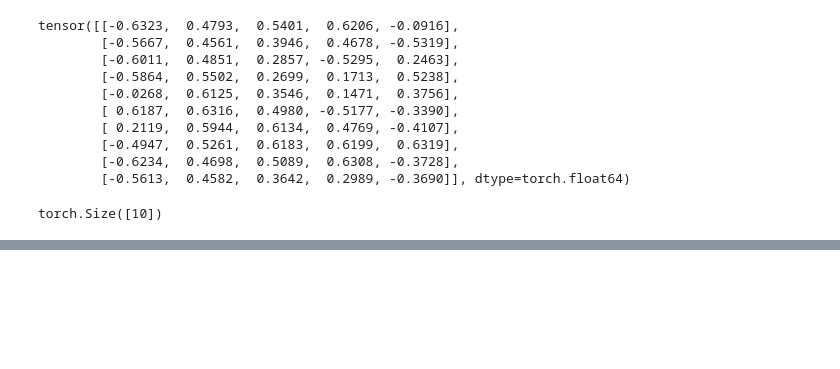
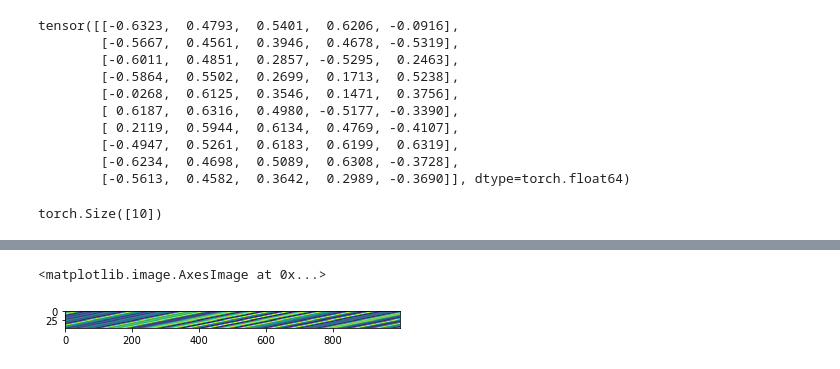
Before and after one commit to asrvsn/koopman-functional-maps, a Jupyter notebook: experiments.ipynb, the cells around one changed output, grey strips where cells are left out. Cells and saved outputs as stored; diff of their text form; code cells hidden in the pictures; blank space fills up the shorter version.

```diff
--- a/experiments.ipynb
+++ b/experiments.ipynb
@@ -117,0 +125,5 @@ torch.Size([10])
+# %%
+plt.imshow(X[:1000].T)
+# %% [output]
+<matplotlib.image.AxesImage at 0x...>
+[figure, added]
```
Also changed, not shown: parts of 2 cells of this notebook, 4 other files.
